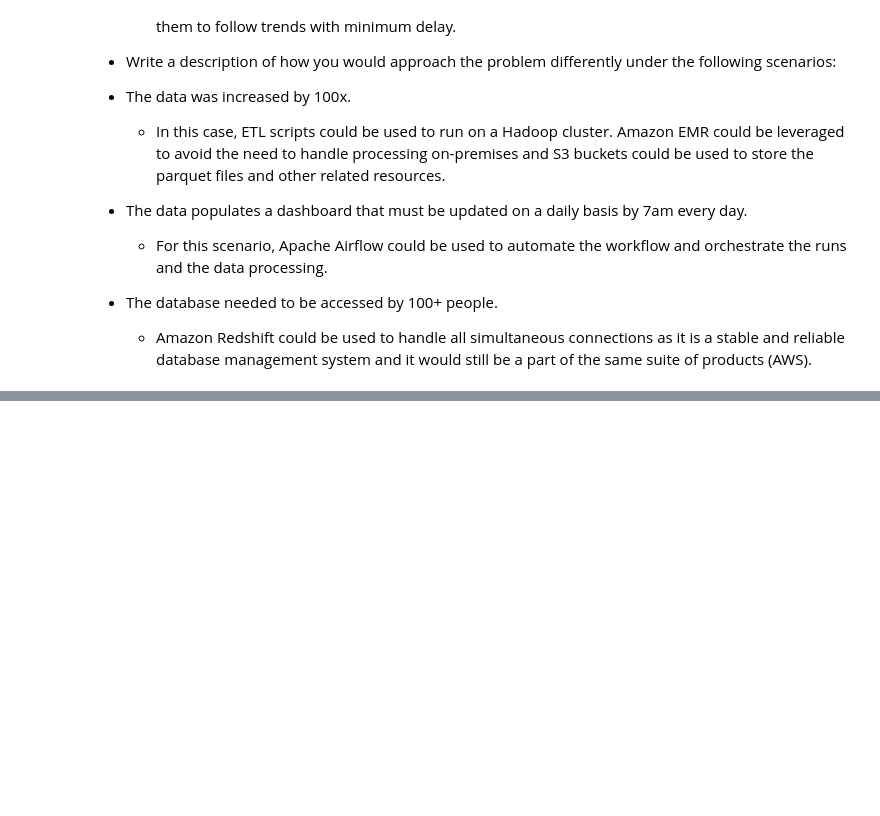
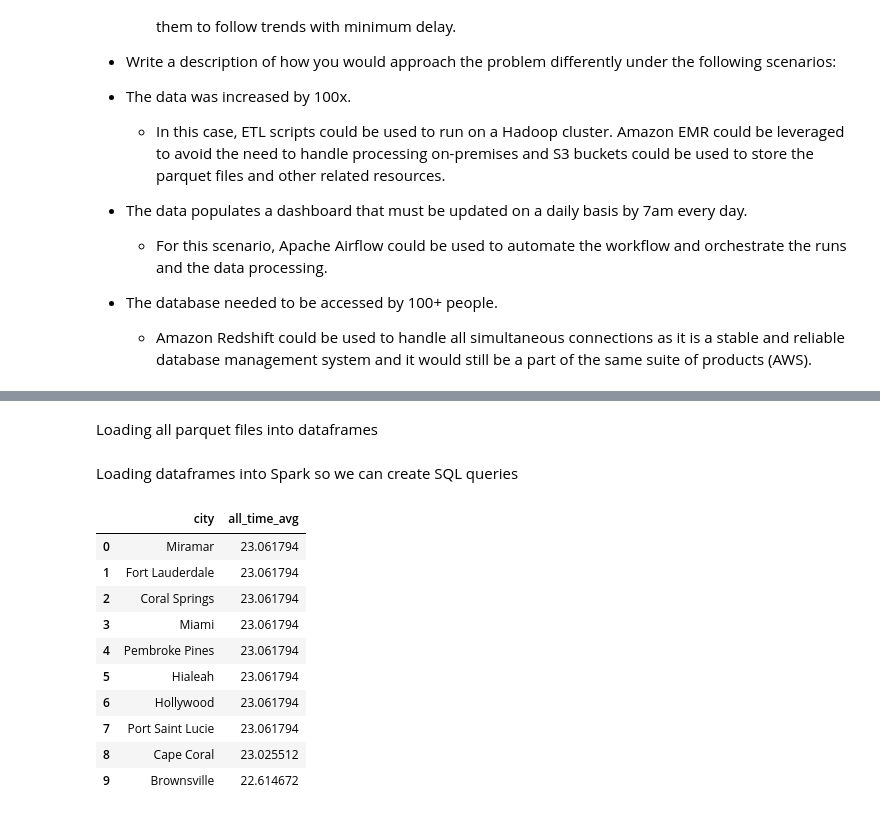
Before and after one commit to dmmonteiro/data_engineering_capstone, a Jupyter notebook: Capstone Project Template.ipynb, the cells around one changed output, grey strips where cells are left out. Drawn from its saved outputs; the diff is of its cells as text; code cells hidden in the pictures; blank space fills up the shorter version.

```diff
--- a/Capstone Project Template.ipynb
+++ b/Capstone Project Template.ipynb
@@ -618,0 +869,2 @@ The data dictionary can be found [here](data_dictionary.md)
+# %% [markdown]
+Loading all parquet files into dataframes
@@ -618,0 +880,2 @@ The data dictionary can be found [here](data_dictionary.md)
+# %% [markdown]
+Loading dataframes into Spark so we can create SQL queries
@@ -618,0 +891,23 @@ The data dictionary can be found [here](data_dictionary.md)
+# %%
+# Listing top 10 cities with the highest temperatures
+# Calculating city averages
+# Sorting average temperature in descending order
+spark.sql('''
+    SELECT city, AVG(avg_temp) AS all_time_avg
+    FROM temperatures
+    GROUP BY city
+    ORDER BY 2 DESC
+    LIMIT 10
+''').toPandas()
+# %% [output]
+|  | city | all_time_avg |
+| 0 | Miramar | 23.061794 |
+| 1 | Fort Lauderdale | 23.061794 |
+| 2 | Coral Springs | 23.061794 |
+| 3 | Miami | 23.061794 |
+| 4 | Pembroke Pines | 23.061794 |
+| 5 | Hialeah | 23.061794 |
+| 6 | Hollywood | 23.061794 |
+| 7 | Port Saint Lucie | 23.061794 |
+| 8 | Cape Coral | 23.025512 |
+| 9 | Brownsville | 22.614672 |
```
Also changed, not shown: parts of 25 cells of this notebook, 2 other files.
